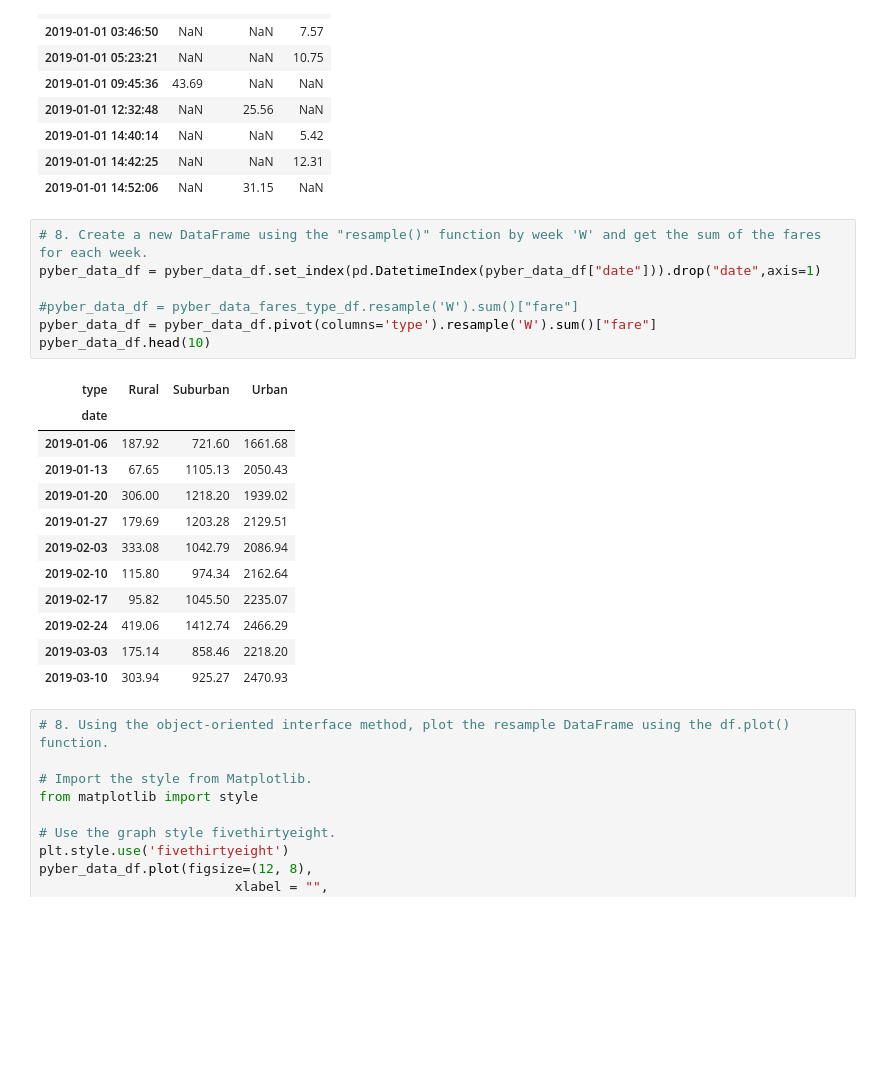
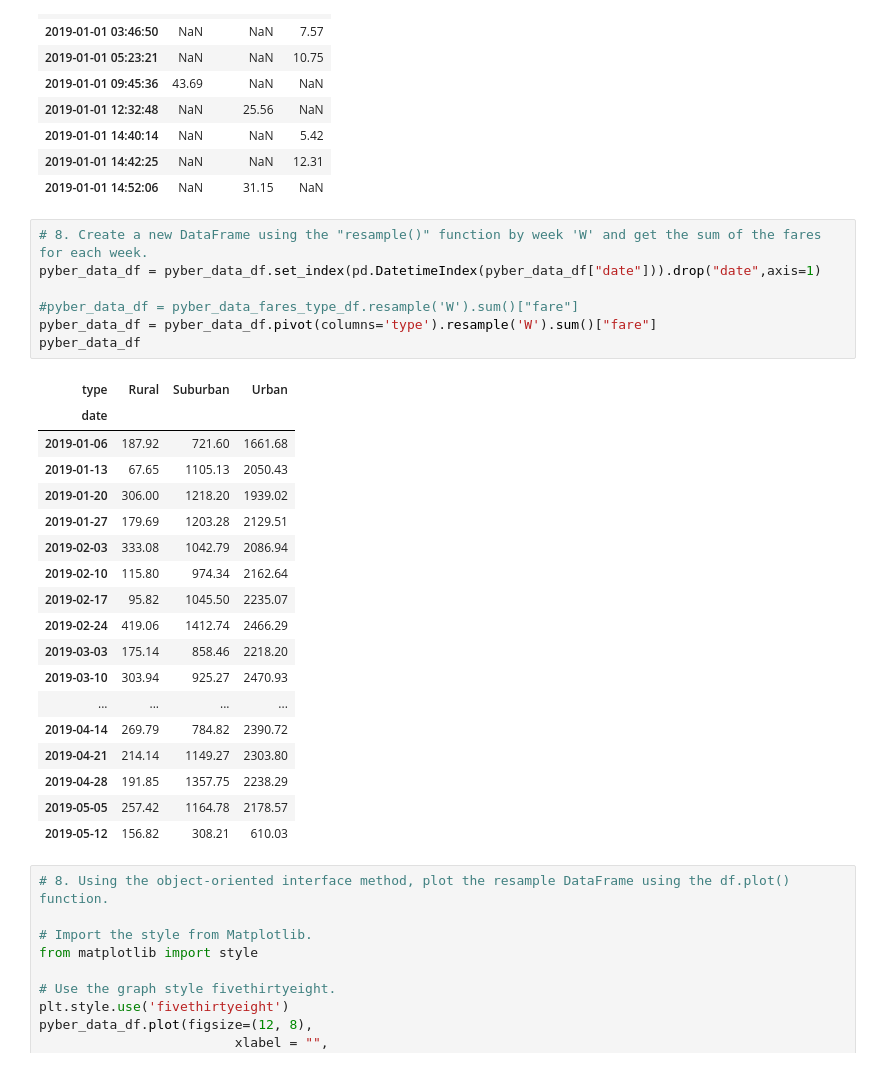
Before and after one commit to urvish7/PyBer_Analysis, a Jupyter notebook: PyBer_Challenge.ipynb, the cells around one changed output. Cells and saved outputs as stored; diff of their text form; blank space fills up the shorter version.

```diff
--- a/PyBer_Challenge.ipynb
+++ b/PyBer_Challenge.ipynb
@@ -247,23 +254,29 @@ pyber_data_fares_type_df
 # %%
 # 8. Create a new DataFrame using the "resample()" function by week 'W' and get the sum of the fares for each week.
 pyber_data_df = pyber_data_df.set_index(pd.DatetimeIndex(pyber_data_df["date"])).drop("date",axis=1)
 
 #pyber_data_df = pyber_data_fares_type_df.resample('W').sum()["fare"]
 pyber_data_df = pyber_data_df.pivot(columns='type').resample('W').sum()["fare"]
-pyber_data_df.head(10)
+pyber_data_df
 # %% [output]
 | type | Rural | Suburban | Urban |
 | date |  |  |  |
 | 2019-01-06 | 187.92 | 721.60 | 1661.68 |
 | 2019-01-13 | 67.65 | 1105.13 | 2050.43 |
 | 2019-01-20 | 306.00 | 1218.20 | 1939.02 |
 | 2019-01-27 | 179.69 | 1203.28 | 2129.51 |
 | 2019-02-03 | 333.08 | 1042.79 | 2086.94 |
 | 2019-02-10 | 115.80 | 974.34 | 2162.64 |
 | 2019-02-17 | 95.82 | 1045.50 | 2235.07 |
 | 2019-02-24 | 419.06 | 1412.74 | 2466.29 |
 | 2019-03-03 | 175.14 | 858.46 | 2218.20 |
 | 2019-03-10 | 303.94 | 925.27 | 2470.93 |
+| ... | ... | ... | ... |
+| 2019-04-14 | 269.79 | 784.82 | 2390.72 |
+| 2019-04-21 | 214.14 | 1149.27 | 2303.80 |
+| 2019-04-28 | 191.85 | 1357.75 | 2238.29 |
+| 2019-05-05 | 257.42 | 1164.78 | 2178.57 |
+| 2019-05-12 | 156.82 | 308.21 | 610.03 |
 # %%
 # 8. Using the object-oriented interface method, plot the resample DataFrame using the df.plot() function.
 
```
Also changed, not shown: parts of 1 cell of this notebook.
